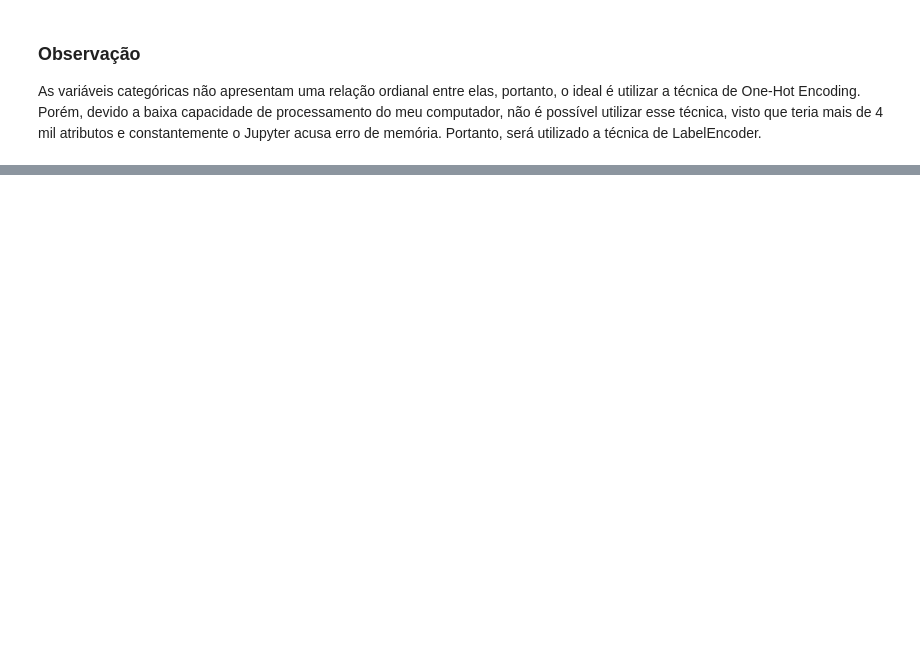
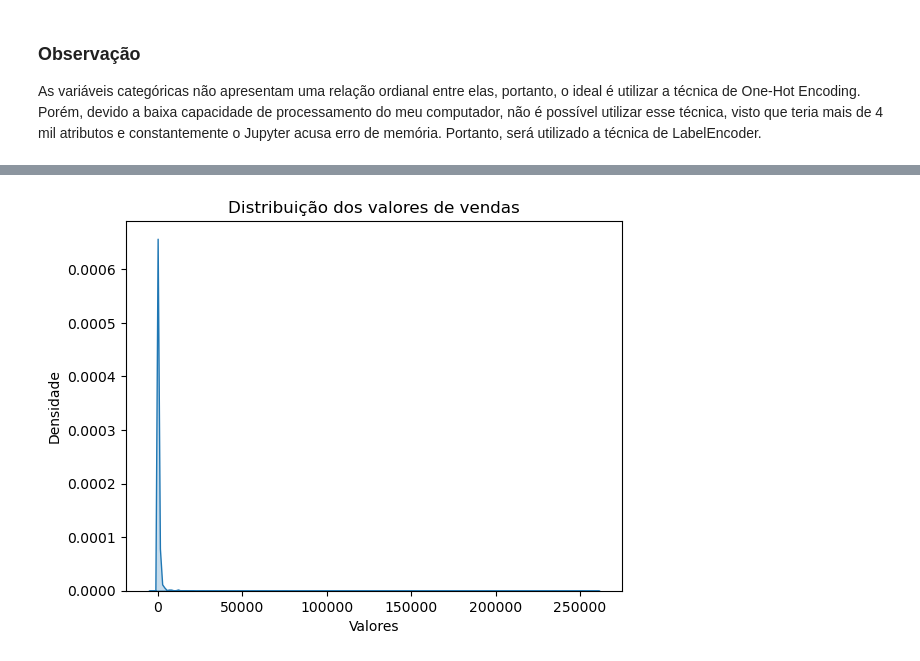
Before and after one commit to PedroLauton/ml-projeto, a Jupyter notebook: Projeto_Aprendizado_Máquina.ipynb, the cells around one changed output, grey strips where cells are left out. Cells and saved outputs as stored; diff of their text form; code cells hidden in the pictures; blank space fills up the shorter version.

```diff
--- a/Projeto_Aprendizado_Máquina.ipynb
+++ b/Projeto_Aprendizado_Máquina.ipynb
@@ -272,0 +567,8 @@ df_HY_VEE['ItemDescription'] = le.fit_transform(df_HY_VEE['ItemDescription'])
+# %%
+sns.kdeplot(df_HY_VEE['Sale'], fill=True)
+plt.title("Distribuição dos valores de vendas")
+plt.xlabel("Valores")
+plt.ylabel("Densidade")
+plt.show()
+# %% [output]
+[figure, added]
```
Also changed, not shown: parts of 96 cells of this notebook.
